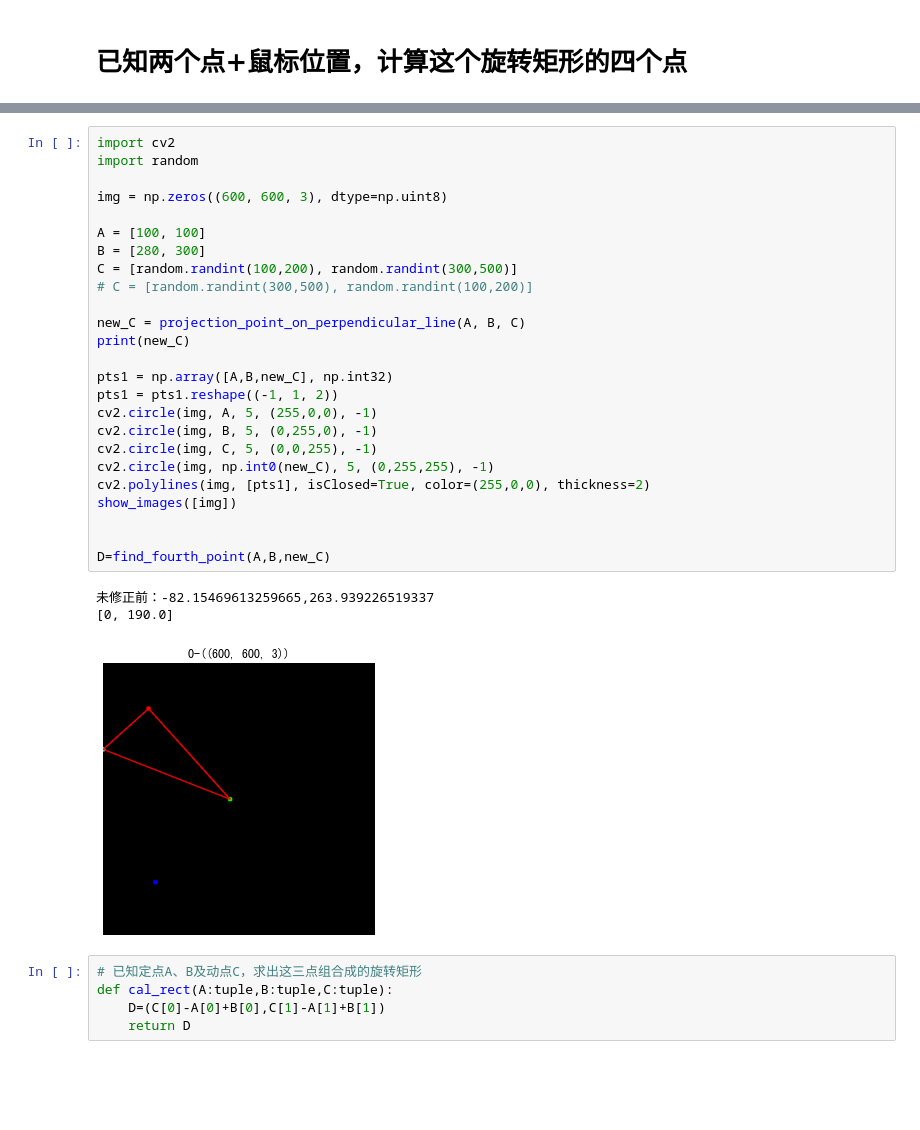
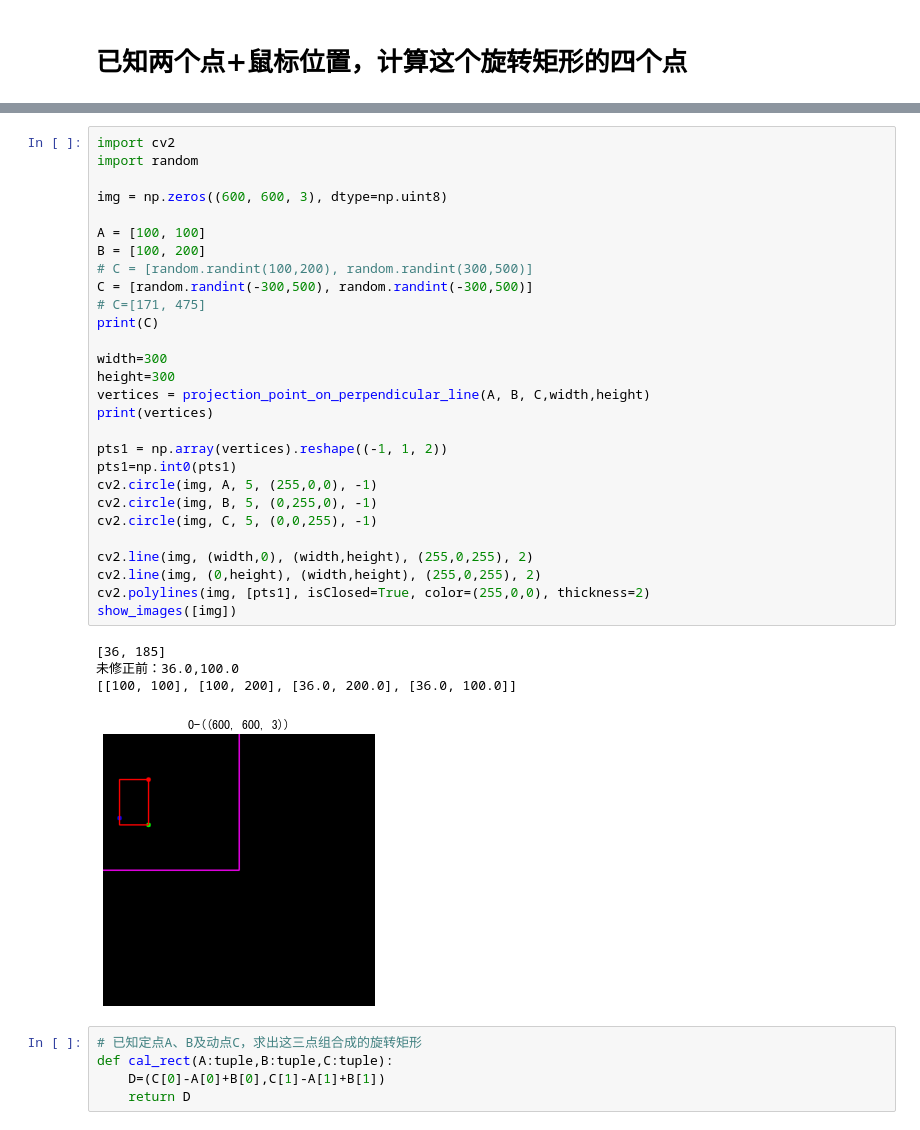
Before and after one commit to WuShaogui/LearnningCV_Python, a Jupyter notebook: 几何变换/旋转矩形标注框的位置变换.ipynb, the cells around one changed output, grey strips where cells are left out. Cells and saved outputs as stored; diff of their text form; blank space fills up the shorter version.

```diff
--- a/几何变换/旋转矩形标注框的位置变换.ipynb
+++ b/几何变换/旋转矩形标注框的位置变换.ipynb
@@ -493,32 +510,36 @@ def find_fourth_point(A, B, C):
 # %%
 import cv2
 import random
 
 img = np.zeros((600, 600, 3), dtype=np.uint8)
 
 A = [100, 100]
-B = [280, 300]
-C = [random.randint(100,200), random.randint(300,500)]
-# C = [random.randint(300,500), random.randint(100,200)]
+B = [100, 200]
+# C = [random.randint(100,200), random.randint(300,500)]
+C = [random.randint(-300,500), random.randint(-300,500)]
+# C=[171, 475]
+print(C)
 
-new_C = projection_point_on_perpendicular_line(A, B, C)
-print(new_C)
+width=300
+height=300
+vertices = projection_point_on_perpendicular_line(A, B, C,width,height)
+print(vertices)
 
-pts1 = np.array([A,B,new_C], np.int32)
-pts1 = pts1.reshape((-1, 1, 2))
+pts1 = np.array(vertices).reshape((-1, 1, 2))
+pts1=np.int0(pts1)
 cv2.circle(img, A, 5, (255,0,0), -1)
 cv2.circle(img, B, 5, (0,255,0), -1)
 cv2.circle(img, C, 5, (0,0,255), -1)
-cv2.circle(img, np.int0(new_C), 5, (0,255,255), -1)
+
+cv2.line(img, (width,0), (width,height), (255,0,255), 2)
+cv2.line(img, (0,height), (width,height), (255,0,255), 2)
 cv2.polylines(img, [pts1], isClosed=True, color=(255,0,0), thickness=2)
 show_images([img])
-
-
-D=find_fourth_point(A,B,new_C)
 # %% [output]
-未修正前：-82.15469613259665,263.939226519337
-[0, 190.0]
+[36, 185]
+未修正前：36.0,100.0
+[[100, 100], [100, 200], [36.0, 200.0], [36.0, 100.0]]
-[figure, old version]
+[figure, new version]
 # %%
 # 已知定点A、B及动点C，求出这三点组合成的旋转矩形
 def cal_rect(A:tuple,B:tuple,C:tuple):
```
Also changed, not shown: parts of 2 cells of this notebook.
